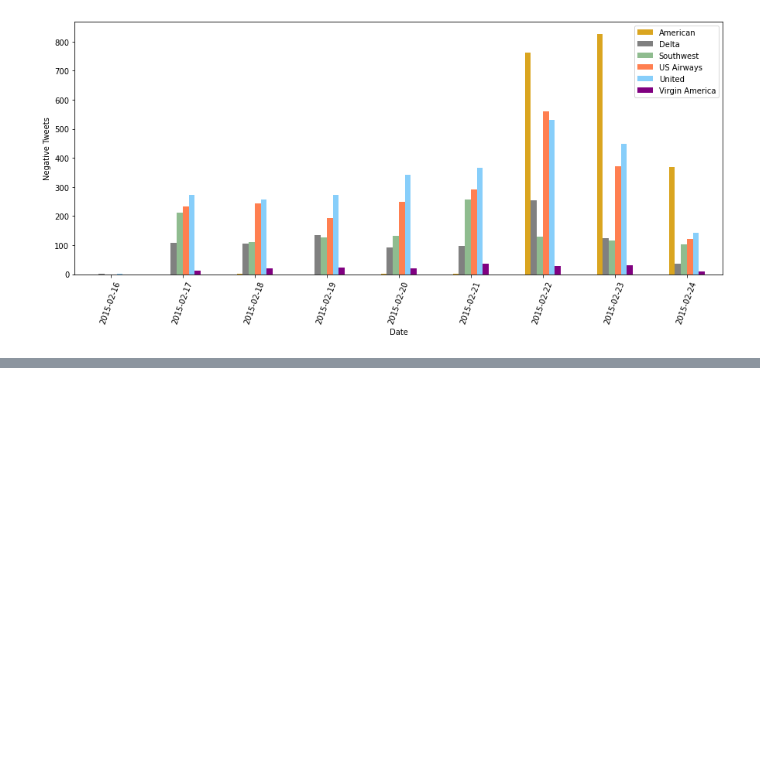
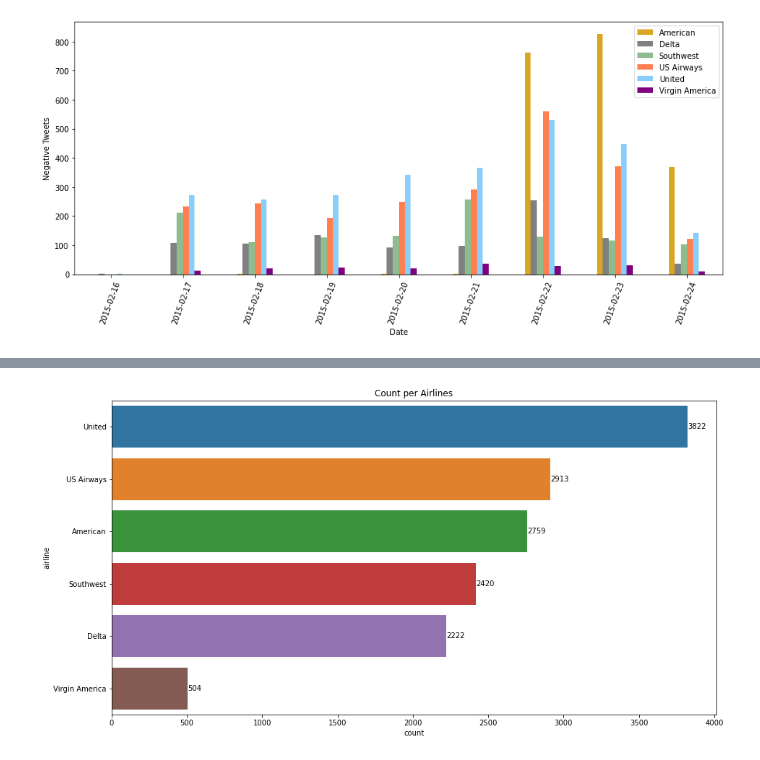
Before and after one commit to Armans3838/TwitterFlightSentiment, a Jupyter notebook: a1.ipynb, the cells around one changed output, grey strips where cells are left out. Cells and saved outputs as stored; diff of their text form; code cells hidden in the pictures; blank space fills up the shorter version.

```diff
--- a/a1.ipynb
+++ b/a1.ipynb
@@ -481,10 +397,0 @@ array([[2194,  129],
-# %%
-#defining the size of the canvas
-plt.rcParams['figure.figsize'] = [15,8]
-#confusion matrix to DataFrame
-conf_matrix = pd.DataFrame(data = cm,columns = ['Predicted:0','Predicted:1',], index = ['Actual:0','Actual:1',])
-#plotting the confusion matrix
-sns.heatmap(conf_matrix, annot = True, fmt = 'd', cmap = 'Paired', cbar = False,linewidths = 0.1, annot_kws = {'size':25})
-plt.xticks(fontsize = 20)
-plt.yticks(fontsize = 20)
-plt.show()
@@ -503,0 +398,4 @@ weighted avg       0.91      0.91      0.91      2886
+# %%
+df = pd.read_csv('Tweets.csv')
+
+display(df.shape, df.head(), df.info())
@@ -503,0 +428,10 @@ weighted avg       0.91      0.91      0.91      2886
+# %%
+ax = sns.countplot(data = df, y = 'airline',
+                   order = df.airline.value_counts().index)
+ax.bar_label(ax.containers[0])
+ax.set_title('Count per Airlines',)
+
+
+plt.show()
+# %% [output]
+[figure, added]
```
Also changed, not shown: parts of 19 cells of this notebook.
